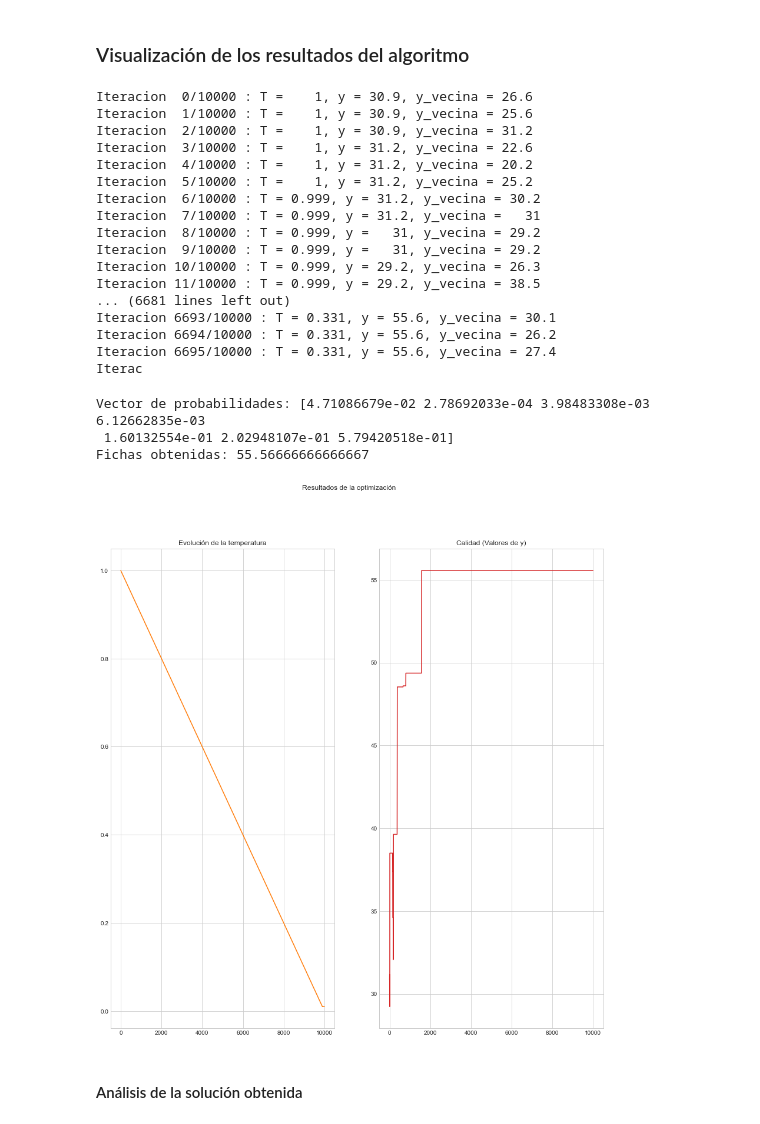
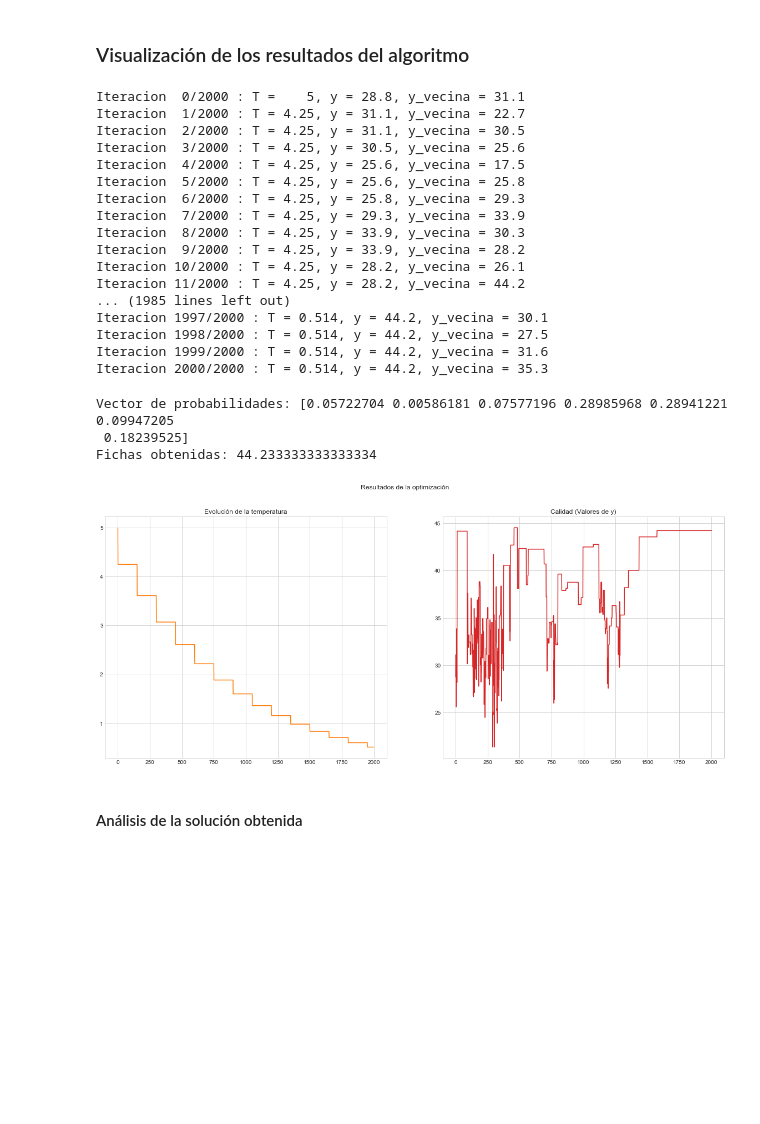
Before and after one commit to scaverod/GamblingMarkovChain, a Jupyter notebook: enunciado.ipynb, the cells around one changed output. Drawn from its saved outputs; the diff is of its cells as text; code cells hidden in the pictures; blank space fills up the shorter version.

Commit message:
Merge branch 'master' of C:\Users\Sergio Cavero\Desktop\Desarrollo\GamblingMarkovChain with conflicts.

```diff
--- a/enunciado.ipynb
+++ b/enunciado.ipynb
@@ -352,9 +360,9 @@ pd.DataFrame(bet_eq_fc).describe()
 # %%
 LEAVE_WITH_MIN = 0
 LEAVE_WITH_MAX = 150
-NUM_GAMES = 4000
+NUM_GAMES = 1000
 INITIAL_CHIPS = 30
-DAYS = 1000
+DAYS = 30
 # %%
 simulation, chips, games = simulate(matrix, gambling_random,NUM_GAMES, INITIAL_CHIPS, DAYS)
 df = create_df(chips, games)
@@ -432,7 +421,7 @@ def inicializador_equiprobable(bets):
 # %% [markdown]
 #### Estructura de Vecindad
 # %%
-def vecindad(x, delta=0.3, c=3):
+def vecindad(x, delta=0.2, c=2):
     for i in range(c):
         j = randrange(len(x))
         x[j] = x[j] + delta
@@ -464,19 +453,16 @@ def fo_v2(chips, games, k2=0.1):
 # %% [markdown]
 ### Ejecución del algoritmo
 # %%
-def recocido_simulado(funcion, vecindad, x_inicial, probabilidad_aceptacion, max_iteraciones, informacion, gambling_random,NUM_GAMES, INITIAL_CHIPS, DAYS, bets, LEAVE_WITH_MIN, LEAVE_WITH_MAX):
-    T = 1
+def recocido_simulado(funcion, vecindad, x_inicial, probabilidad_aceptacion, max_iteraciones, informacion,initial_temp, descanso, alpha, gambling_random,NUM_GAMES, INITIAL_CHIPS, DAYS, bets, LEAVE_WITH_MIN, LEAVE_WITH_MAX):
+    T = T_i = float(initial_temp)
     x = x_inicial
+    num = 1
     matrix = tm.create_transition_matrix(LEAVE_WITH_MIN,LEAVE_WITH_MAX, bets, x)
     _, chips, games = simulate(matrix, gambling_random,NUM_GAMES, INITIAL_CHIPS, DAYS)
     y = funcion(chips, games)
     valores_x, valores_y = [x], [y]
     valores_t = []
     for iteracion in range(max_iteraciones+1):
-        estado = iteracion / float(max_iteraciones)
-        #T = trm.get_temperatura(iteracion=iteracion, descanso=100, temperatura_actual=T)
-        T = trm.get_temperatura(estado)
-        #T = trm.get_temperatura(temperatura_actual=T, beta = 0.2)
         valores_t.append(T)
         x_vecina = vecindad(x.copy())
         matrix = tm.create_transition_matrix(LEAVE_WITH_MIN,LEAVE_WITH_MAX, bets, x_vecina)
@@ -490,6 +476,9 @@ def recocido_simulado(funcion, vecindad, x_inicial, probabilidad_aceptacion, max
             x, y = x_vecina, y_vecina
         valores_x.append(x)
         valores_y.append(y)
+        if iteracion % descanso == 0:
+            T = T_i*(alpha**num)
+            num += 1
     return x, valores_y[-1], valores_x, valores_y, valores_t
 # %%
 LEAVE_WITH_MIN = 0
@@ -535,32 +534,31 @@ pd.DataFrame(dic,).describe()
 # %%
 gambling_random = np.random
 gambling_random.seed(42)
-x, y, valores_x, valores_y, valores_t = recocido_simulado(fo, vecindad, inicializador_aleatorio(bets), probabilidad_aceptacion,10000,1,gambling_random, NUM_GAMES, INITIAL_CHIPS, DAYS, bets, LEAVE_WITH_MIN, LEAVE_WITH_MAX)
+x, y, valores_x, valores_y, valores_t = recocido_simulado(fo, vecindad, inicializador_aleatorio(bets), probabilidad_aceptacion,2000,1,5,150,0.85,gambling_random, NUM_GAMES, INITIAL_CHIPS, DAYS, bets, LEAVE_WITH_MIN, LEAVE_WITH_MAX)
 # %% [output]
-Iteracion  0/10000 : T =    1, y = 30.9, y_vecina = 26.6
-Iteracion  1/10000 : T =    1, y = 30.9, y_vecina = 25.6
-Iteracion  2/10000 : T =    1, y = 30.9, y_vecina = 31.2
-Iteracion  3/10000 : T =    1, y = 31.2, y_vecina = 22.6
-Iteracion  4/10000 : T =    1, y = 31.2, y_vecina = 20.2
-Iteracion  5/10000 : T =    1, y = 31.2, y_vecina = 25.2
-Iteracion  6/10000 : T = 0.999, y = 31.2, y_vecina = 30.2
-Iteracion  7/10000 : T = 0.999, y = 31.2, y_vecina =   31
-Iteracion  8/10000 : T = 0.999, y =   31, y_vecina = 29.2
-Iteracion  9/10000 : T = 0.999, y =   31, y_vecina = 29.2
-Iteracion 10/10000 : T = 0.999, y = 29.2, y_vecina = 26.3
-Iteracion 11/10000 : T = 0.999, y = 29.2, y_vecina = 38.5
-... (6681 lines left out)
-Iteracion 6693/10000 : T = 0.331, y = 55.6, y_vecina = 30.1
-Iteracion 6694/10000 : T = 0.331, y = 55.6, y_vecina = 26.2
-Iteracion 6695/10000 : T = 0.331, y = 55.6, y_vecina = 27.4
-Iterac
+Iteracion  0/2000 : T =    5, y = 28.8, y_vecina = 31.1
+Iteracion  1/2000 : T = 4.25, y = 31.1, y_vecina = 22.7
+Iteracion  2/2000 : T = 4.25, y = 31.1, y_vecina = 30.5
+Iteracion  3/2000 : T = 4.25, y = 30.5, y_vecina = 25.6
+Iteracion  4/2000 : T = 4.25, y = 25.6, y_vecina = 17.5
+Iteracion  5/2000 : T = 4.25, y = 25.6, y_vecina = 25.8
+Iteracion  6/2000 : T = 4.25, y = 25.8, y_vecina = 29.3
+Iteracion  7/2000 : T = 4.25, y = 29.3, y_vecina = 33.9
+Iteracion  8/2000 : T = 4.25, y = 33.9, y_vecina = 30.3
+Iteracion  9/2000 : T = 4.25, y = 33.9, y_vecina = 28.2
+Iteracion 10/2000 : T = 4.25, y = 28.2, y_vecina = 26.1
+Iteracion 11/2000 : T = 4.25, y = 28.2, y_vecina = 44.2
+... (1985 lines left out)
+Iteracion 1997/2000 : T = 0.514, y = 44.2, y_vecina = 30.1
+Iteracion 1998/2000 : T = 0.514, y = 44.2, y_vecina = 27.5
+Iteracion 1999/2000 : T = 0.514, y = 44.2, y_vecina = 31.6
+Iteracion 2000/2000 : T = 0.514, y = 44.2, y_vecina = 35.3
 # %%
-import graficos as gf
-gf.plot_results(valores_y, valores_t,x)
+plot_results(valores_y, valores_t,x)
 # %% [output]
-Vector de probabilidades: [4.71086679e-02 2.78692033e-04 3.98483308e-03 6.12662835e-03
- 1.60132554e-01 2.02948107e-01 5.79420518e-01]
-Fichas obtenidas: 55.56666666666667
+Vector de probabilidades: [0.05722704 0.00586181 0.07577196 0.28985968 0.28941221 0.09947205
+ 0.18239525]
+Fichas obtenidas: 44.233333333333334
-[figure, old version]
+[figure, new version]
 # %% [markdown]
 #### Análisis de la solución obtenida
```
Also changed, not shown: parts of 23 cells of this notebook, 2 other files.
